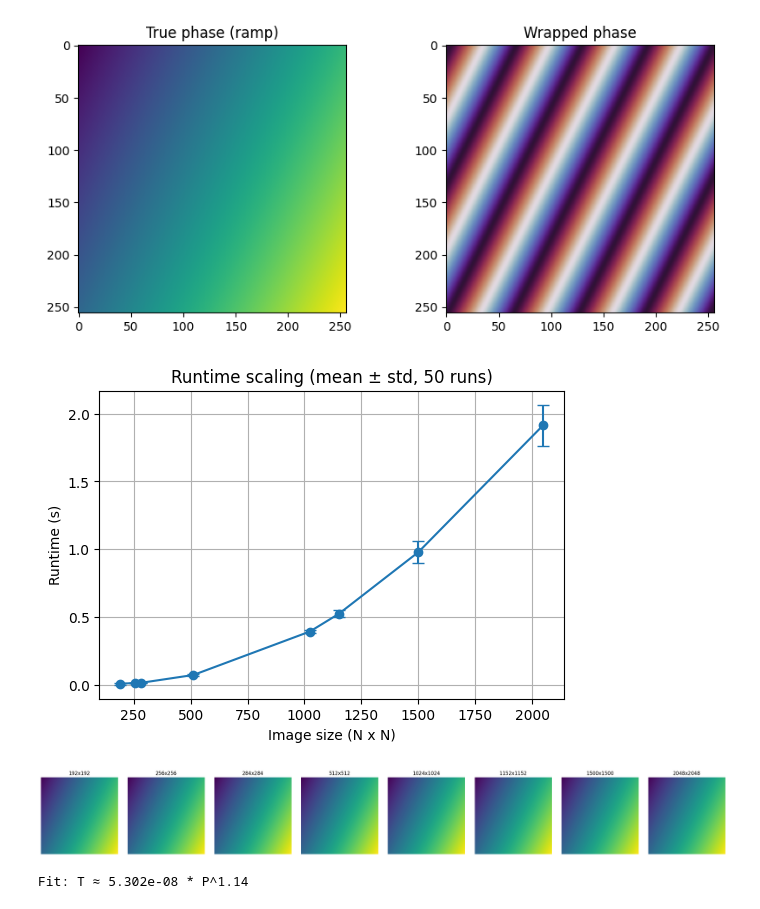
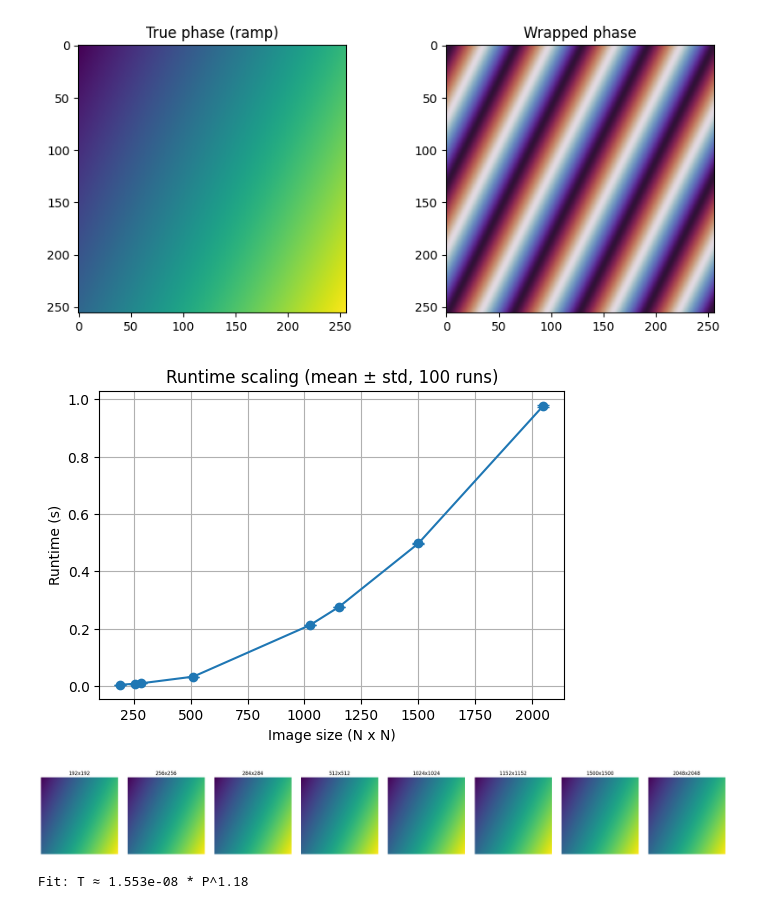
Before and after one commit to oheymans/odt-thesis, a Jupyter notebook: notebooks/Running_time.ipynb, the cells around one changed output. Saved outputs shown, nothing was run; the diff lists cells and outputs as text; code cells hidden in the pictures.

```diff
--- a/notebooks/Running_time.ipynb
+++ b/notebooks/Running_time.ipynb
@@ -53,7 +53,7 @@ import matplotlib.pyplot as plt
 from skimage.restoration import unwrap_phase
 
 sizes = [192, 256, 284, 512, 1024, 1152, 1500, 2048]
-repeats = 50  # how many times per size
+repeats = 100  # how many times per size
 
 times_mean = []
 times_std = []
@@ -68,38 +68,36 @@ for N in sizes:
         start = time.time()
         phi_unwrapped = unwrap_phase(phi_wrap)
         end = time.time()
         durations.append(end - start)
 
     # keep the last run just for plotting
     unwrapped_results[N] = phi_unwrapped
 
     durations = np.array(durations)
     times_mean.append(durations.mean())
     times_std.append(durations.std())
 
 # --- plot runtimes with error bars ---
 plt.figure(figsize=(6,4))
 plt.errorbar(sizes, times_mean, yerr=times_std, fmt="o-", capsize=4)
 plt.xlabel("Image size (N x N)")
 plt.ylabel("Runtime (s)")
 plt.title(f"Runtime scaling (mean ± std, {repeats} runs)")
 plt.grid(True)
 plt.show()
 
 # --- plot unwrapped phase side by side ---
 fig, axs = plt.subplots(1, len(sizes), figsize=(3*len(sizes), 3))
 for i, N in enumerate(sizes):
     axs[i].imshow(unwrapped_results[N], cmap="viridis")
     axs[i].set_title(f"{N}x{N}")
     axs[i].axis("off")
 plt.tight_layout()
 plt.show()
 # %% [output]
-[figure, old version]
+[figure, new version]
 [figure]
 # %%
-import numpy as np
-
 logP = np.log(np.array(sizes)**2)
 logT = np.log(times_mean)
 
@@ -108,4 +106,4 @@ alpha = coef[0]    # scaling exponent
 k = np.exp(coef[1])
 print(f"Fit: T ≈ {k:.3e} * P^{alpha:.2f}")
 # %% [output]
-Fit: T ≈ 5.302e-08 * P^1.14
+Fit: T ≈ 1.553e-08 * P^1.18
```
Also changed, not shown: parts of 5 cells of this notebook, 3 other files.
